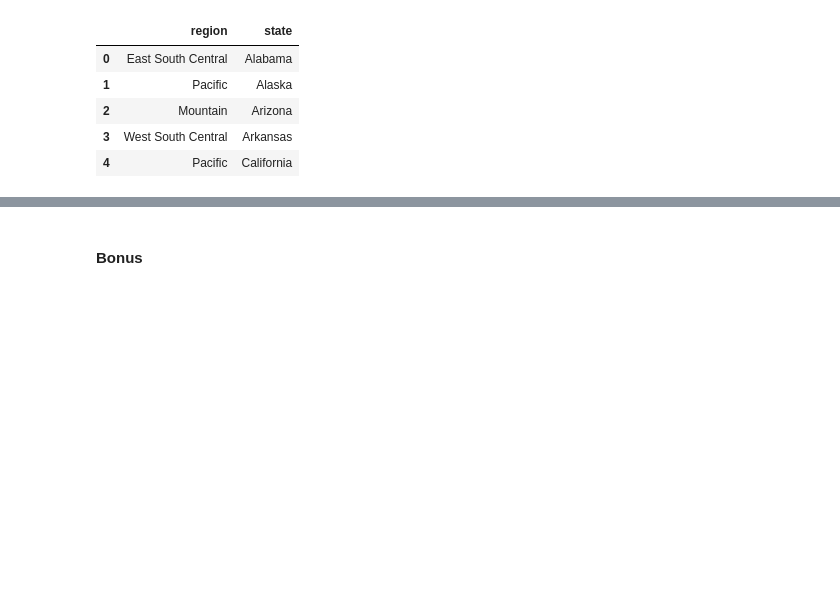
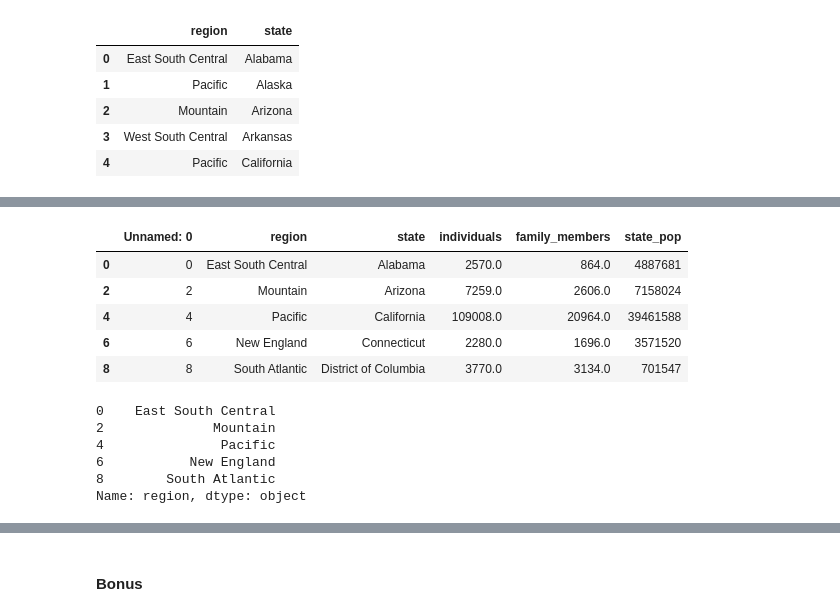
Before and after one commit to UvoChrollo/Pythonista, a Jupyter notebook: Notebook/Data Manipulation/Introduction to Data Manipulation.ipynb, the cells around one changed output, grey strips where cells are left out. Drawn from its saved outputs; the diff is of its cells as text; code cells hidden in the pictures; blank space fills up the shorter version.

```diff
--- a/Notebook/Data Manipulation/Introduction to Data Manipulation.ipynb
+++ b/Notebook/Data Manipulation/Introduction to Data Manipulation.ipynb
@@ -215,0 +249,18 @@ homelessness[['region','state']].head()
+# %%
+homelessness.loc[0:10:2].head()
+# %% [output]
+|  | Unnamed: 0 | region | state | individuals | family_members | state_pop |
+| 0 | 0 | East South Central | Alabama | 2570.0 | 864.0 | 4887681 |
+| 2 | 2 | Mountain | Arizona | 7259.0 | 2606.0 | 7158024 |
+| 4 | 4 | Pacific | California | 109008.0 | 20964.0 | 39461588 |
+| 6 | 6 | New England | Connecticut | 2280.0 | 1696.0 | 3571520 |
+| 8 | 8 | South Atlantic | District of Columbia | 3770.0 | 3134.0 | 701547 |
+# %%
+homelessness.loc[0:10:2,'region'].head()
+# %% [output]
+0    East South Central
+2              Mountain
+4               Pacific
+6           New England
+8        South Atlantic
+Name: region, dtype: object
```
Also changed, not shown: parts of 14 cells of this notebook.
